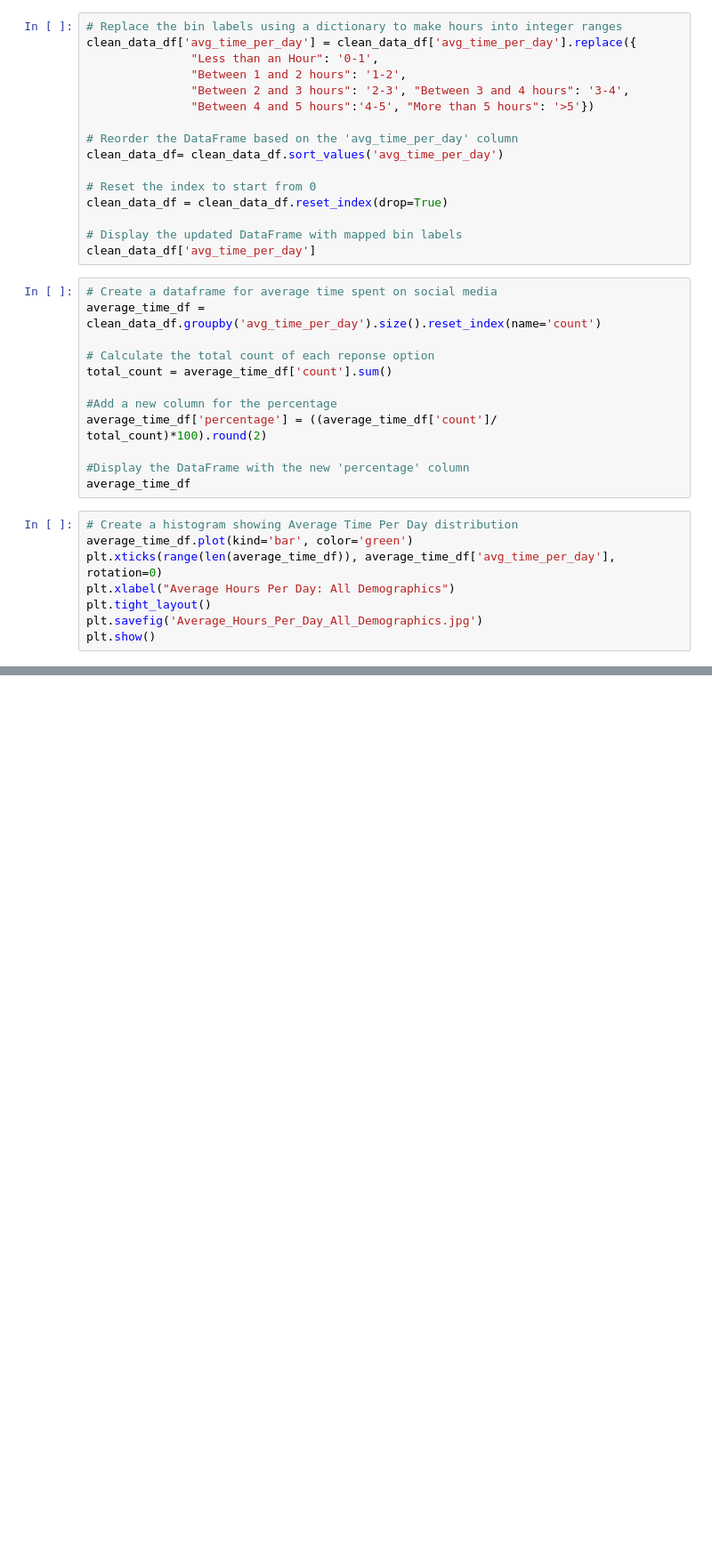
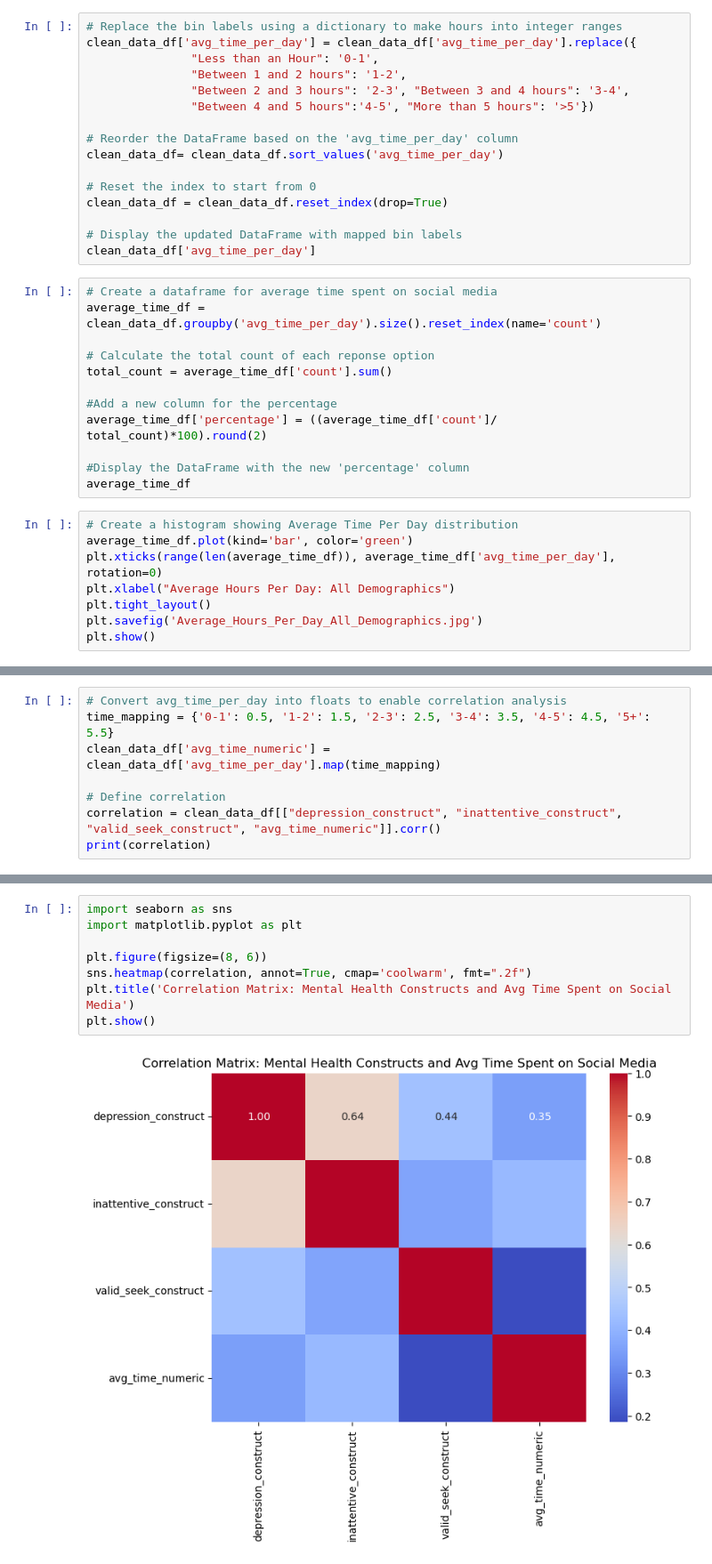
Before and after one commit to virgowolf/social_media_mental_health, a Jupyter notebook: analysis_CK.ipynb, the cells around one changed output, grey strips where cells are left out. Shown at 89% size. Drawn from its saved outputs; the diff is of its cells as text; blank space fills up the shorter version.

Commit message:
final charts complete

```diff
--- a/analysis_CK.ipynb
+++ b/analysis_CK.ipynb
@@ -124,0 +139,8 @@ plt.show()
+# %%
+# Convert avg_time_per_day into floats to enable correlation analysis
+time_mapping = {'0-1': 0.5, '1-2': 1.5, '2-3': 2.5, '3-4': 3.5, '4-5': 4.5, '5+': 5.5}
+clean_data_df['avg_time_numeric'] = clean_data_df['avg_time_per_day'].map(time_mapping)
+
+# Define correlation
+correlation = clean_data_df[["depression_construct", "inattentive_construct", "valid_seek_construct", "avg_time_numeric"]].corr()
+print(correlation)
@@ -125 +159,11 @@ plt.show()
+# %%
+import seaborn as sns
+import matplotlib.pyplot as plt
+
+plt.figure(figsize=(8, 6))
+sns.heatmap(correlation, annot=True, cmap='coolwarm', fmt=".2f")
+plt.title('Correlation Matrix: Mental Health Constructs and Avg Time Spent on Social Media')
+plt.show()
+# %% [output]
+[figure, added]
 # %%
```
Also changed, not shown: parts of 6 cells of this notebook.
